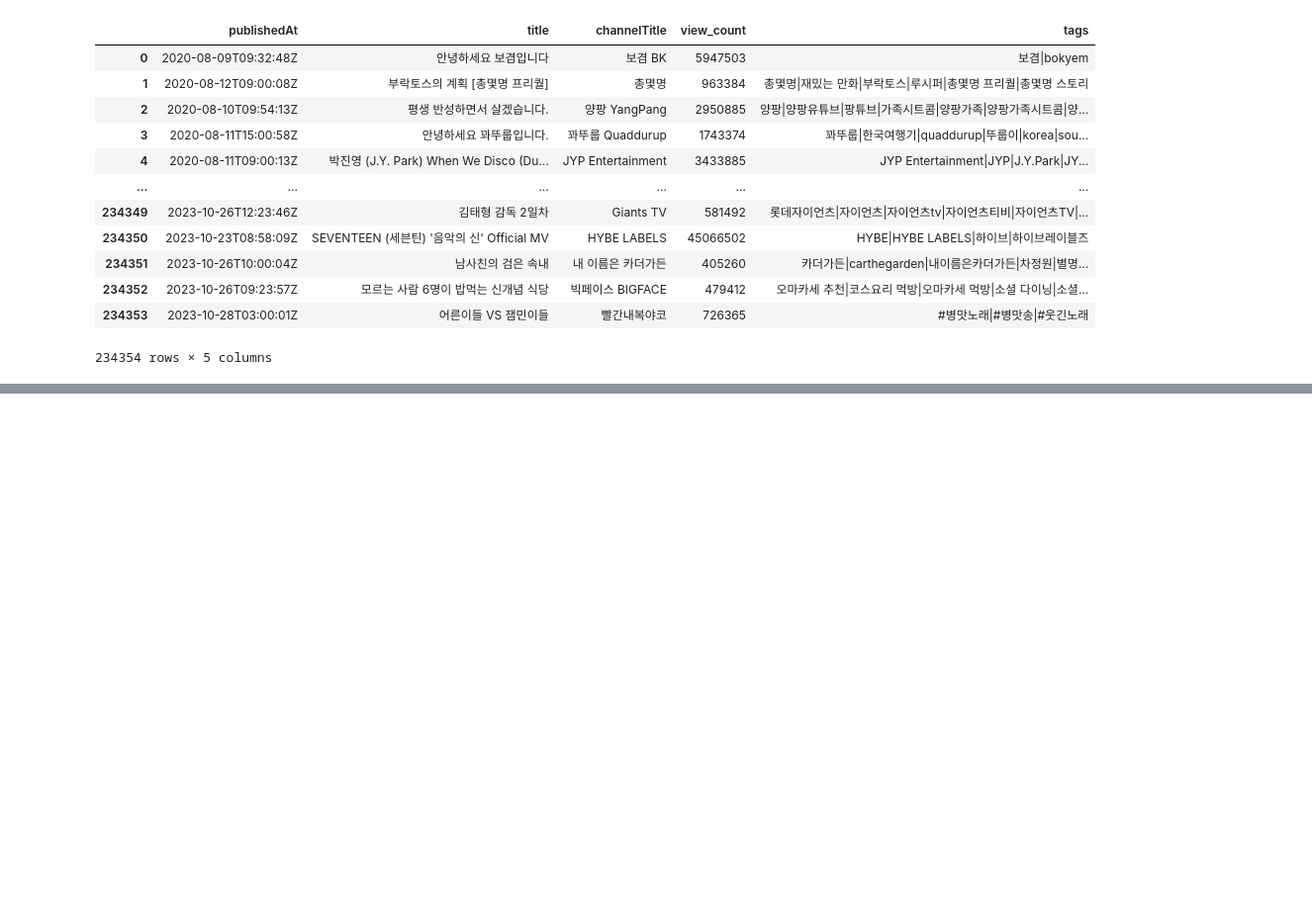
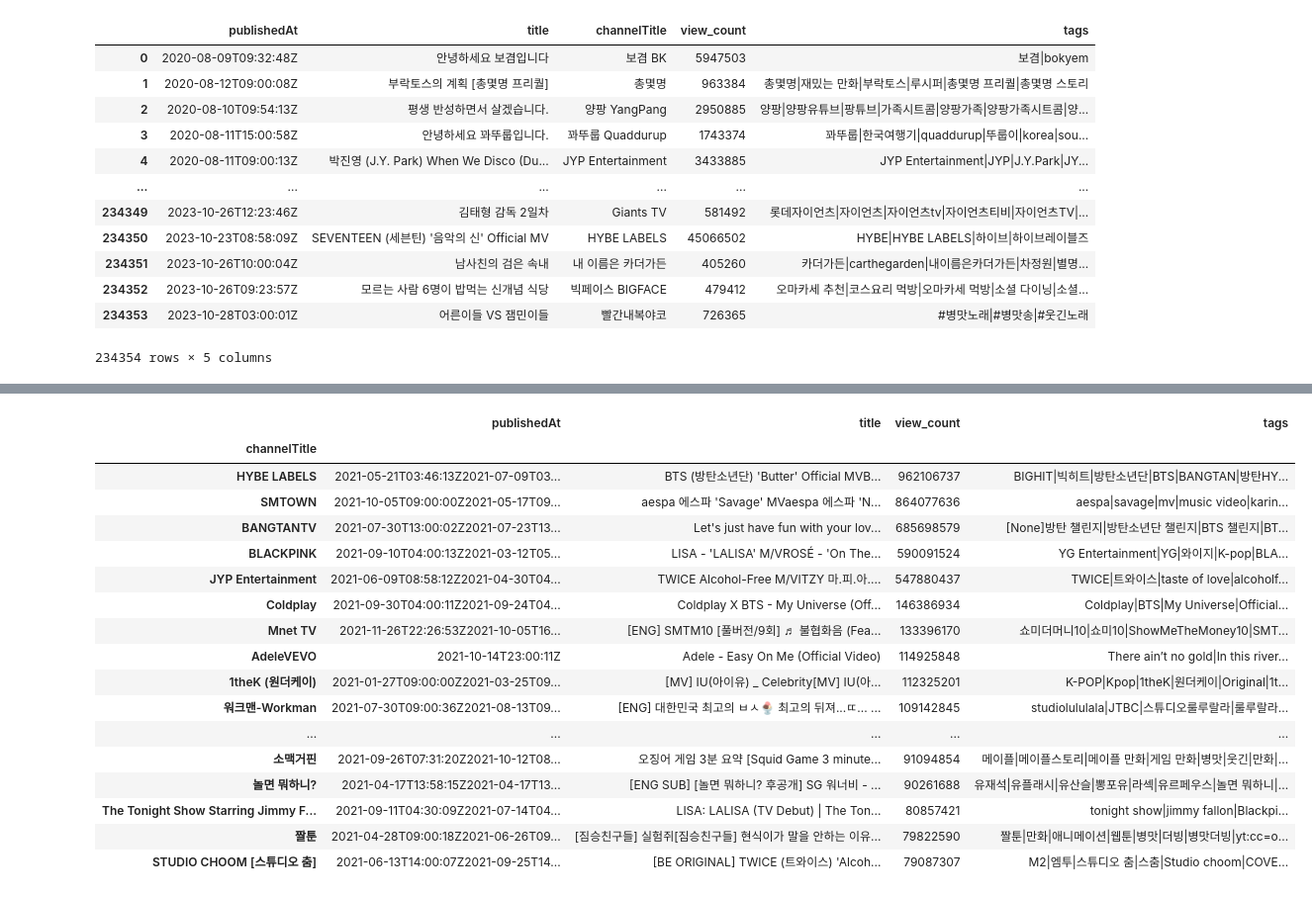
Before and after one commit to dlrkd/youtubeData, a Jupyter notebook: youtubeBigdata.ipynb, the cells around one changed output, grey strips where cells are left out. Shown: that part at 99% size. Drawn from its saved outputs; the diff is of its cells as text; code cells hidden in the pictures; blank space fills up the shorter version.

```diff
--- a/youtubeBigdata.ipynb
+++ b/youtubeBigdata.ipynb
@@ -66,0 +86,8 @@ df_sorted_latest
+# %%
+#df_sorted_23 = df_middle_data['publishedAt'].str.contains("2023")
+#df_23 = df_middle_data[df_sorted_23]
+#df_23.head(20)
+
+df_sorted_23 = df_sorted_latest['publishedAt'].str.contains("2022")
+df_23 = df_sorted_latest[df_sorted_23]
+df_23.head(10)
@@ -66,0 +106,31 @@ df_sorted_latest
+# %%
+# 채널별 조회수 합계 계산
+df_channel_view_sum = df_23.groupby(['channelTitle']).sum()
+
+# 채널별 조회수 내림차순 정렬
+df_channel_view = df_channel_view_sum.sort_values(by='view_count', ascending=False)
+
+# 총 2253개의 채널 중 상위 20개 채널만 가져오기
+df_channel_view_top20 = df_channel_view[:20]
+
+# 데이터 출력
+df_channel_view_top20
+# %% [output]
+|  | publishedAt | title | view_count | tags |
+| channelTitle |  |  |  |  |
+| HYBE LABELS | 2021-05-21T03:46:13Z2021-07-09T03... | BTS (방탄소년단) 'Butter' Official MVB... | 962106737 | BIGHIT|빅히트|방탄소년단|BTS|BANGTAN|방탄HY... |
+| SMTOWN | 2021-10-05T09:00:00Z2021-05-17T09... | aespa 에스파 'Savage' MVaespa 에스파 'N... | 864077636 | aespa|savage|mv|music video|karin... |
+| BANGTANTV | 2021-07-30T13:00:02Z2021-07-23T13... | Let's just have fun with your lov... | 685698579 | [None]방탄 챌린지|방탄소년단 챌린지|BTS 챌린지|BT... |
+| BLACKPINK | 2021-09-10T04:00:13Z2021-03-12T05... | LISA - 'LALISA' M/VROSÉ - 'On The... | 590091524 | YG Entertainment|YG|와이지|K-pop|BLA... |
+| JYP Entertainment | 2021-06-09T08:58:12Z2021-04-30T04... | TWICE Alcohol-Free M/VITZY 마.피.아.... | 547880437 | TWICE|트와이스|taste of love|alcoholf... |
+| Coldplay | 2021-09-30T04:00:11Z2021-09-24T04... | Coldplay X BTS - My Universe (Off... | 146386934 | Coldplay|BTS|My Universe|Official... |
+| Mnet TV | 2021-11-26T22:26:53Z2021-10-05T16... | [ENG] SMTM10 [풀버전/9회] ♬ 불협화음 (Fea... | 133396170 | 쇼미더머니10|쇼미10|ShowMeTheMoney10|SMT... |
+| AdeleVEVO | 2021-10-14T23:00:11Z | Adele - Easy On Me (Official Video) | 114925848 | There ain’t no gold|In this river... |
+| 1theK (원더케이) | 2021-01-27T09:00:00Z2021-03-25T09... | [MV] IU(아이유) _ Celebrity[MV] IU(아... | 112325201 | K-POP|Kpop|1theK|원더케이|Original|1t... |
+| 워크맨-Workman | 2021-07-30T09:00:36Z2021-08-13T09... | [ENG] 대한민국 최고의 ㅂㅅ🍨 최고의 뒤져...ㄸ... ... | 109142845 | studiolululala|JTBC|스튜디오룰루랄라|룰루랄라... |
+| ... | ... | ... | ... | ... |
+| 소맥거핀 | 2021-09-26T07:31:20Z2021-10-12T08... | 오징어 게임 3분 요약 [Squid Game 3 minute... | 91094854 | 메이플|메이플스토리|메이플 만화|게임 만화|병맛|웃긴|만화|... |
+| 놀면 뭐하니? | 2021-04-17T13:58:15Z2021-04-17T13... | [ENG SUB] [놀면 뭐하니? 후공개] SG 워너비 - ... | 90261688 | 유재석|유플래시|유산슬|뽕포유|라섹|유르페우스|놀면 뭐하니|... |
+| The Tonight Show Starring Jimmy F... | 2021-09-11T04:30:09Z2021-07-14T04... | LISA: LALISA (TV Debut) | The Ton... | 80857421 | tonight show|jimmy fallon|Blackpi... |
+| 짤툰 | 2021-04-28T09:00:18Z2021-06-26T09... | [짐승친구들] 실험쥐[짐승친구들] 현식이가 말을 안하는 이유... | 79822590 | 짤툰|만화|애니메이션|웹툰|병맛|더빙|병맛더빙|yt:cc=o... |
+| STUDIO CHOOM [스튜디오 춤] | 2021-06-13T14:00:07Z2021-09-25T14... | [BE ORIGINAL] TWICE (트와이스) 'Alcoh... | 79087307 | M2|엠투|스튜디오 춤|스춤|Studio choom|COVE... |
```
Also changed, not shown: parts of 2 cells of this notebook.
